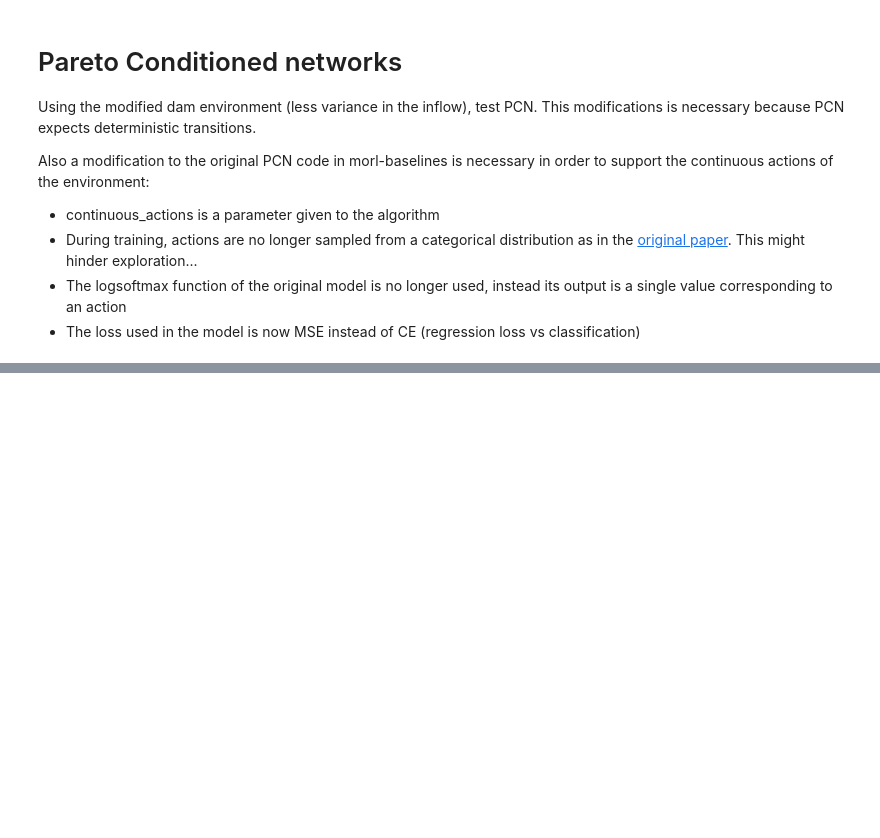
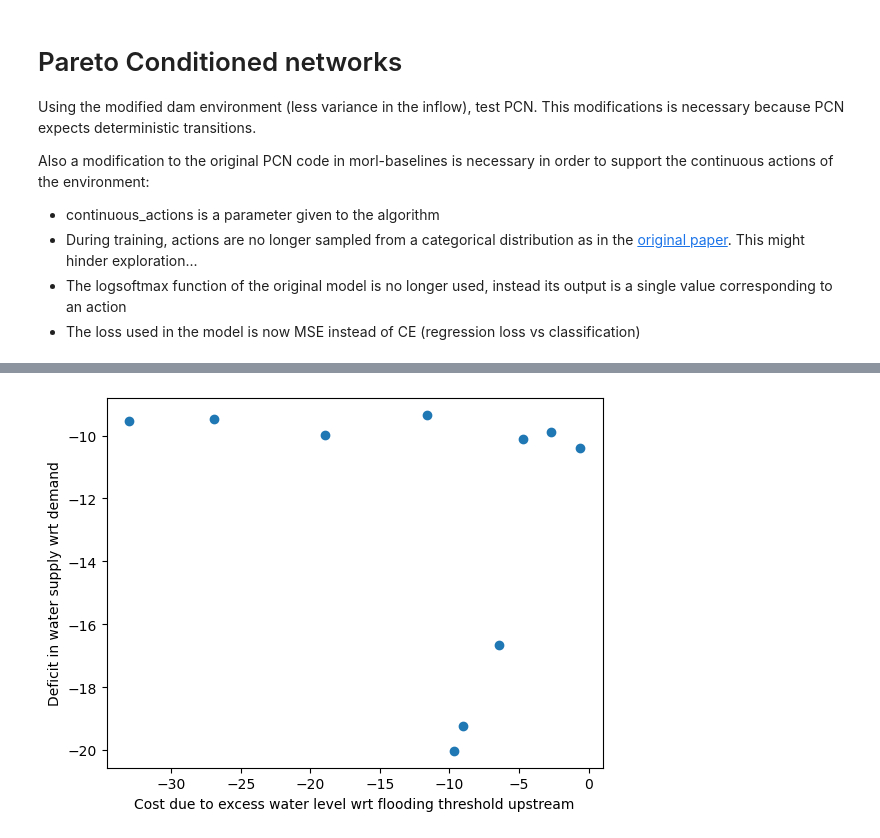
Before and after one commit to liammertens/water-resource-management, a Jupyter notebook: PCN/main.ipynb, the cells around one changed output, grey strips where cells are left out. Drawn from its saved outputs; the diff is of its cells as text; code cells hidden in the pictures; blank space fills up the shorter version.

```diff
--- a/PCN/main.ipynb
+++ b/PCN/main.ipynb
@@ -83,0 +304,4 @@ Stopped training at 30% mark because no improvement is seen...
+# %%
+plot_pf('./noise5_decay_largeScaling.csv')
+# %% [output]
+[figure, added]
```
Also changed, not shown: parts of 13 cells of this notebook, 5 other files.
